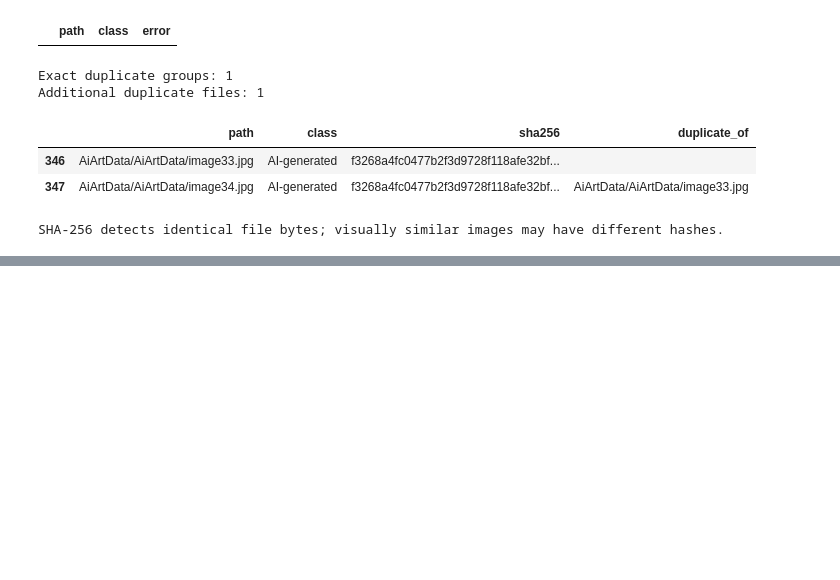
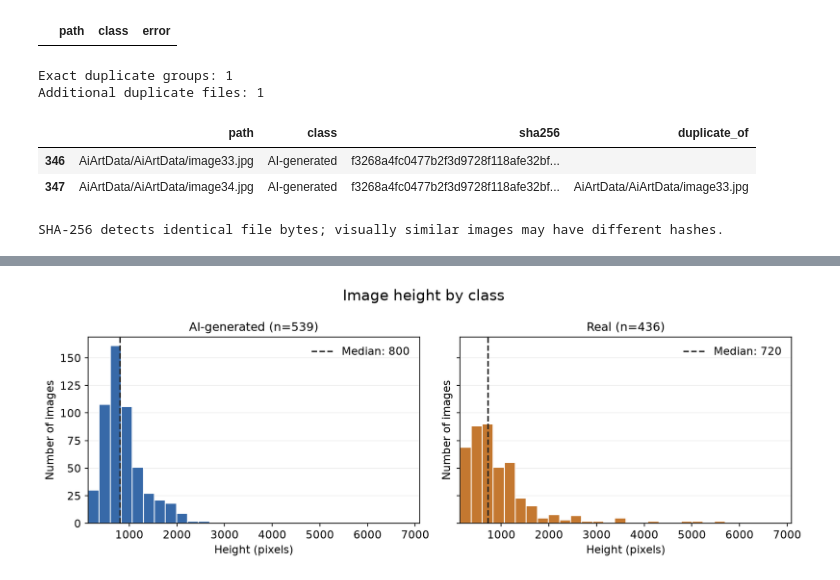
Before and after one commit to mamoon-17/VisionGuard-A2, a Jupyter notebook: l236050.ipynb, the cells around one changed output, grey strips where cells are left out. Saved outputs shown, nothing was run; the diff lists cells and outputs as text; code cells hidden in the pictures; blank space fills up the shorter version.

```diff
--- a/l236050.ipynb
+++ b/l236050.ipynb
@@ -157,0 +236,4 @@ SHA-256 detects identical file bytes; visually similar images may have different
+# %%
+plot_class_histograms("height", "Image height by class", "Height (pixels)")
+# %% [output]
+[figure, added]
```
Also changed, not shown: parts of 8 cells of this notebook, 4 other files.
